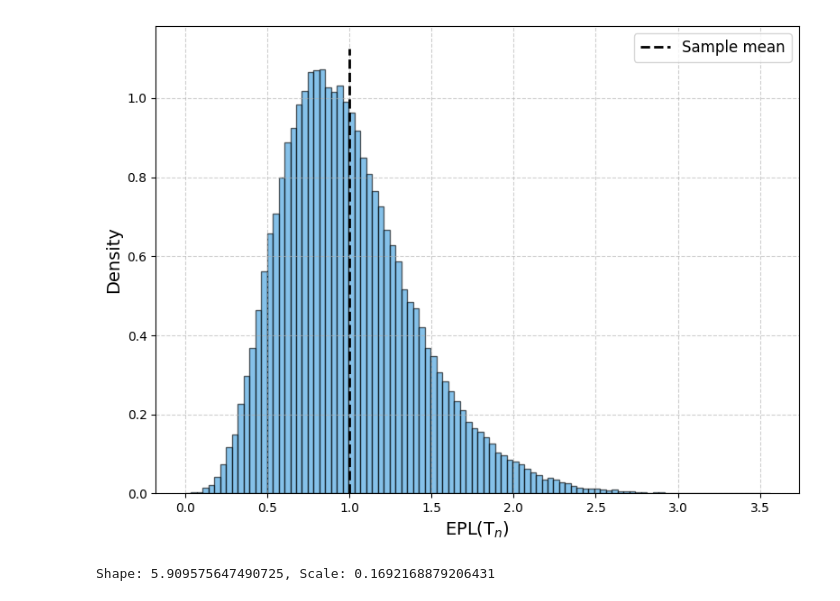
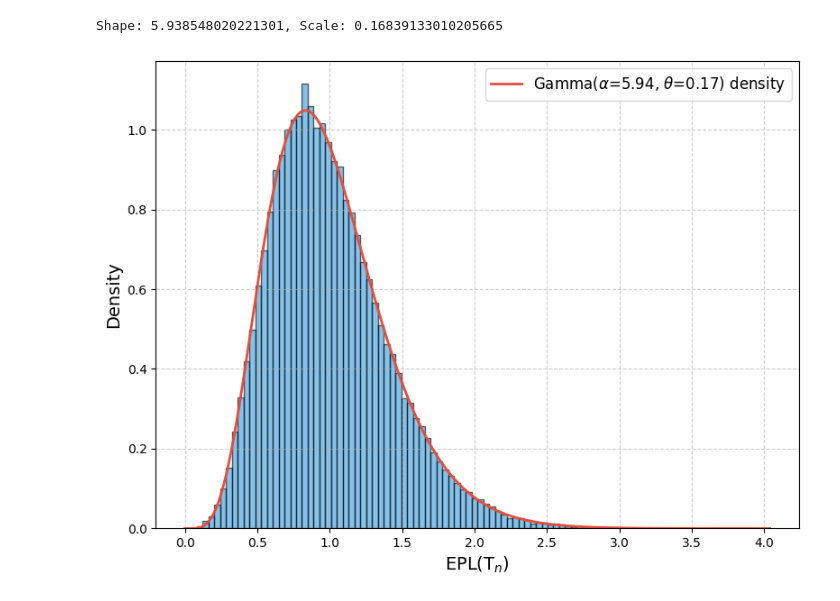
Before and after one commit to spsvihla/pcms, a Jupyter notebook: notebooks/asymptotic_distribution.ipynb, the cells around one changed output. Saved outputs shown, nothing was run; the diff lists cells and outputs as text; code cells hidden in the pictures.

```diff
--- a/notebooks/asymptotic_distribution.ipynb
+++ b/notebooks/asymptotic_distribution.ipynb
@@ -13,32 +13,35 @@ draw_ = utils.draw_epl(n_samples=n_samples, n_leaves=n_leaves)
 q = np.ceil(np.log2(n_leaves))
 # epl_min = (q + 1) * n_leaves - 2**q
 epl_min = np.min(draw_)
-m_n = (utils.exp_epln_exact(n_leaves) - epl_min)
-draw = (draw_ - epl_min) / m_n
+epl_max = np.max(draw_)
+mu_n = utils.exp_epln_exact(n_leaves)
+sigma2_n = utils.var_epl_exact(n_leaves)
+m_n = (mu_n - epl_min)
+# %%
+shape = m_n**2 / sigma2_n
+scale = 1 / shape
+print(f"Shape: {shape}, Scale: {scale}")
+# %% [output]
+Shape: 5.938548020221301, Scale: 0.16839133010205665
+# %%
+draw1 = (draw_ - epl_min) / m_n
 # %%
 n_bins = 100
-hist, bins = np.histogram(draw, bins=n_bins, density=True)
+hist, bins = np.histogram(draw1, bins=n_bins, density=True)
 centers = (bins[:-1] + bins[1:]) / 2
 # %%
+xvals = np.linspace(bins[0], bins[-1], 1000)
+gamma_pdf = gamma.pdf(xvals, shape, scale=scale)
+
 fig, ax = plt.subplots(figsize=(8, 6))
-
-ax.hist(draw, bins=n_bins, density=True, alpha=0.6, color='#3498db', edgecolor='black')
-
-ax.vlines(np.mean(draw), ymin=ax.get_ylim()[0], ymax=ax.get_ylim()[1], linestyle='--', lw=2, color='black', label='Sample mean')
-
+ax.hist(draw1, bins=n_bins, density=True, alpha=0.6, color='#3498db', edgecolor='black')
+ax.plot(xvals, gamma_pdf, color='#e74c3c', lw=2, label=rf"Gamma($\alpha$={shape:.2f}, $\theta$={scale:.2f}) density")
 ax.set_xlabel(r'$\mathrm{EPL}(\mathrm{T}_n)$', fontsize=14)
 ax.set_ylabel(r'Density', fontsize=14)
 ax.grid(visible=True, linestyle='--', alpha=0.6)
 ax.legend(fontsize=12)
 plt.tight_layout()
 
 plt.show()
 # %% [output]
-[figure, old version]
+[figure, new version]
-# %%
-# shape = utils.exp_epln_exact(n_leaves)**2 / utils.var_epl_exact(n_leaves)
-shape = m_n**2 / utils.var_epl_exact(n_leaves)
-scale = 1 / shape
-print(f"Shape: {shape}, Scale: {scale}")
-# %% [output]
-Shape: 5.909575647490725, Scale: 0.1692168879206431
```
Also changed, not shown: parts of 1 cell of this notebook.
